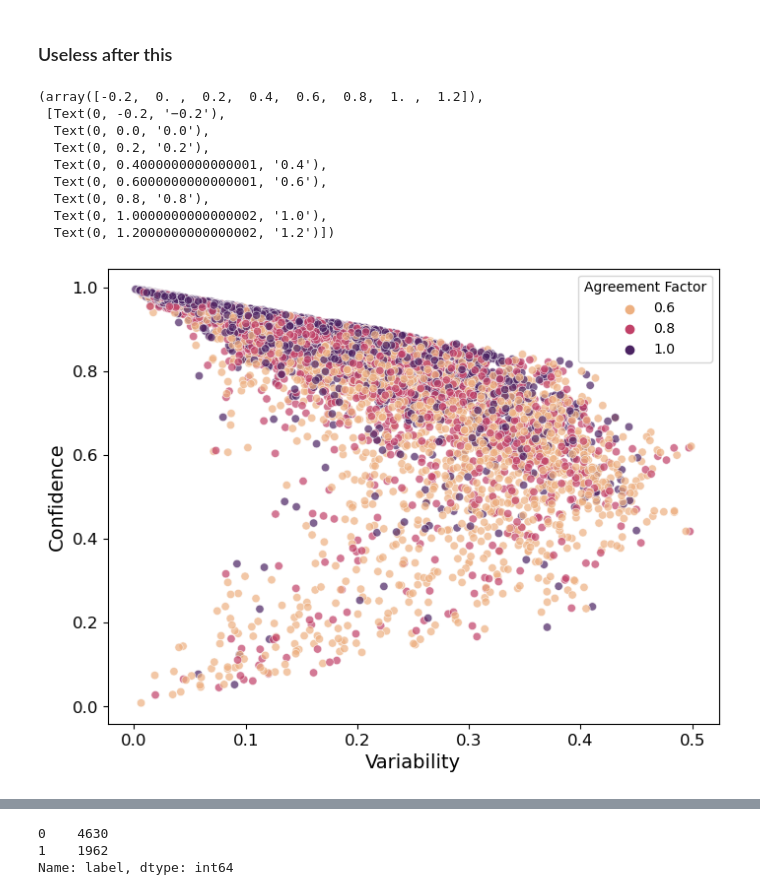
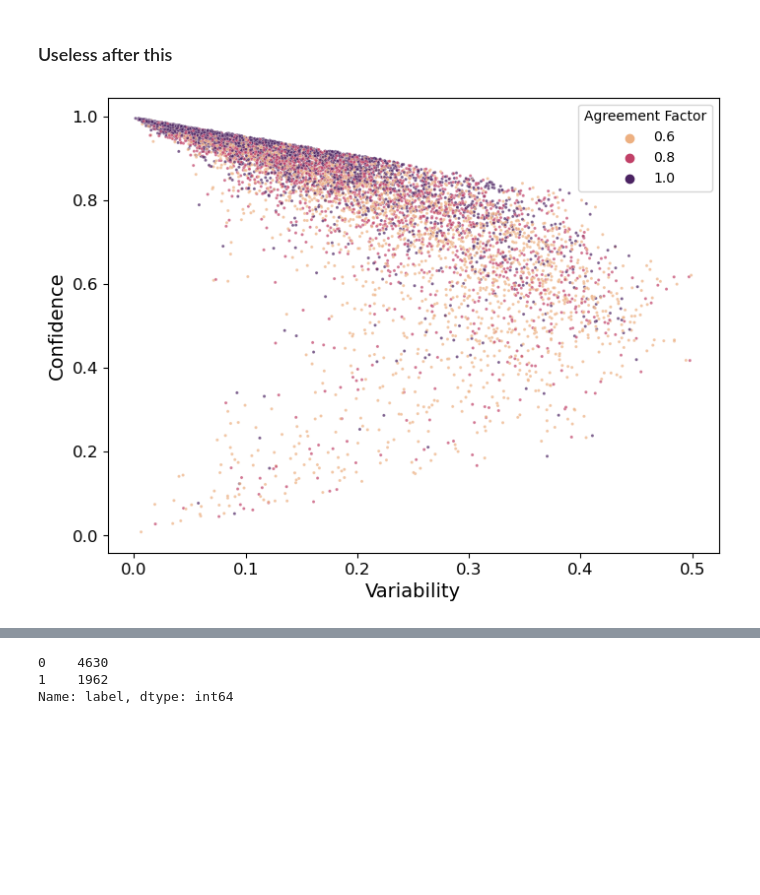
Before and after one commit to abhishekanand1710/noise-and-bias, a Jupyter notebook: dataset-cartography/agree-to-disagree/cartography_plotting_v2.ipynb, the cells around one changed output, grey strips where cells are left out. Drawn from its saved outputs; the diff is of its cells as text; code cells hidden in the pictures; blank space fills up the shorter version.

```diff
--- a/dataset-cartography/agree-to-disagree/cartography_plotting_v2.ipynb
+++ b/dataset-cartography/agree-to-disagree/cartography_plotting_v2.ipynb
@@ -139,26 +139,17 @@ cartography_df.to_csv('./results/cartography_majority.csv', index=False)
 ### Useless after this
 # %%
 plt.figure(figsize=(8, 6))
-sns.scatterplot(data=cartography_df, x="variability", y="confidence", hue='agreement_factor_rd', palette='flare', alpha=0.7)
+sns.scatterplot(data=cartography_df, x="variability", y="confidence", hue='agreement_factor_rd', palette='flare', alpha=0.7, s=5)
 
 plt.gca().legend().set_title(str(plt.gca().legend().get_title()).capitalize())
 plt.gca().set_xlabel(str(plt.gca().get_xlabel()).capitalize(), fontsize=14)
 plt.gca().set_ylabel(str(plt.gca().get_ylabel()).capitalize(), fontsize=14)
 plt.legend(title='Agreement Factor')
 plt.xticks(fontsize=12)
 plt.yticks(fontsize=12)
-# plt.savefig("./plots/conf_vs_var_color_agreement_factor.png", dpi=600, bbox_inches='tight')
+plt.savefig("./plots/majority/conf_vs_var_color_agreement_factor.png", dpi=600, bbox_inches='tight')
 # %% [output]
-(array([-0.2,  0. ,  0.2,  0.4,  0.6,  0.8,  1. ,  1.2]),
- [Text(0, -0.2, '−0.2'),
-  Text(0, 0.0, '0.0'),
-  Text(0, 0.2, '0.2'),
-  Text(0, 0.4000000000000001, '0.4'),
-  Text(0, 0.6000000000000001, '0.6'),
-  Text(0, 0.8, '0.8'),
-  Text(0, 1.0000000000000002, '1.0'),
-  Text(0, 1.2000000000000002, '1.2')])
-[figure, old version]
+[figure, new version]
 # %%
 ax = sns.boxplot(data=cartography_df, x="agreement_factor", y="confidence", showfliers=False)
 
```
Also changed, not shown: parts of 9 cells of this notebook, 40 other files.
